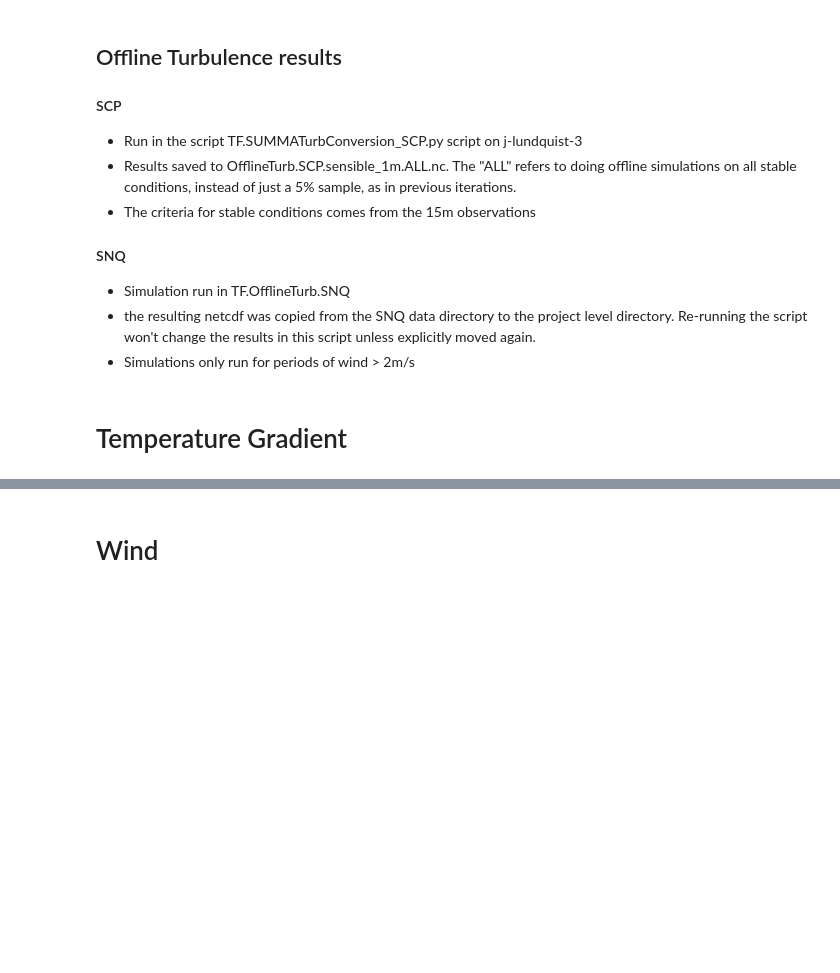
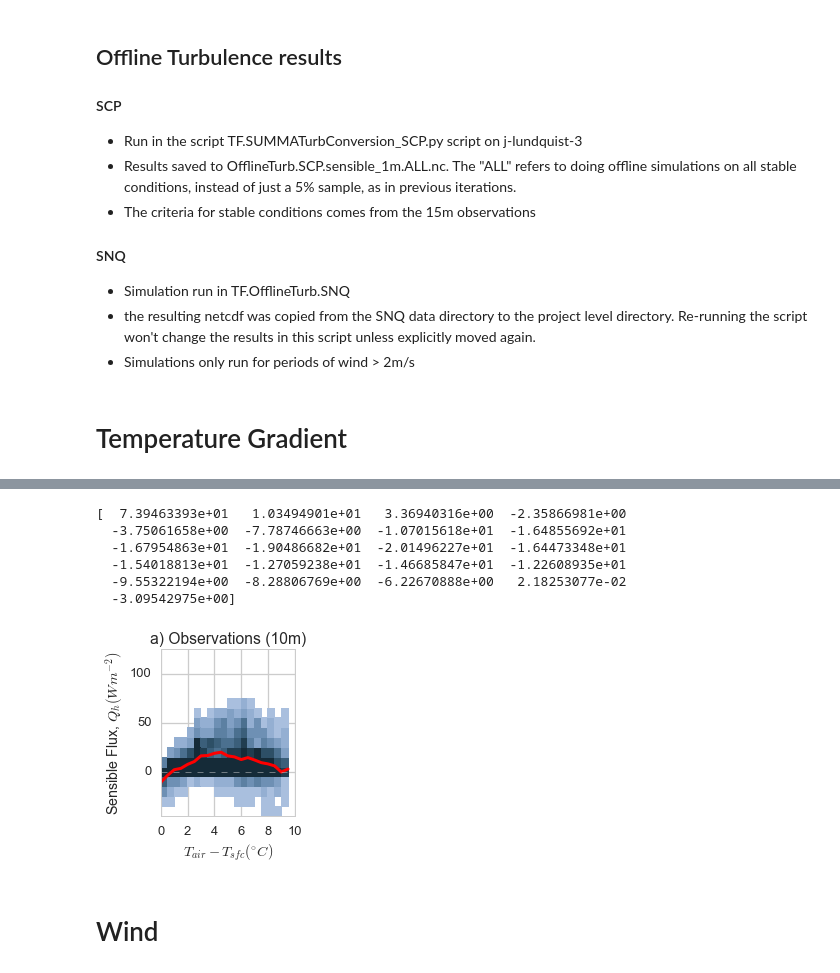
Before and after one commit to klapo/TurbulenceFeedbacks, a Jupyter notebook: TF.OfflineTurb.SCP_SNQ.Shear_TempGrad.ipynb, the cells around one changed output, grey strips where cells are left out. Saved outputs shown, nothing was run; the diff lists cells and outputs as text; code cells hidden in the pictures; blank space fills up the shorter version.

```diff
--- a/TF.OfflineTurb.SCP_SNQ.Shear_TempGrad.ipynb
+++ b/TF.OfflineTurb.SCP_SNQ.Shear_TempGrad.ipynb
@@ -228,3 +235,65 @@ fig.savefig('OfflineTurb.SCP_15m.2dHist_TempGrad.pdf')
+# %%
+# Group a variable according to a proxy variable (e.g., group air temperature according to the stability)
+def proxyGroupby(ds, binVar, binVals, digitVar):
+    proxyGroups = np.digitize(ds[binVar].values, binVals, right=False)
+    groupVar = np.zeros(np.size(binVals))
+    for bnum, bV in enumerate(binVals):
+        groupVar[bnum] = np.nanmean(ds[digitVar][proxyGroups == bnum])
+    return groupVar
+
+binTempGrad = np.arange(-0.5, 10, 0.5)
+groupQh = proxyGroupby(SCPtemp, 'tempGrad', binTempGrad, 'w_tc_10m')
+print(groupQh)
+
+# -------------------------------------------------------------------------------------------------------
+# SCP
+ymin = -45
+ymax = 125
+xmin = 0
+xmax = 10
+dy = 10
+dx = .5
+
+# Format figure
+## General colorbar arguments
+cmin = 0
+cmax = 100
+ncol = 11
+dcol = (cmax - cmin) / (ncol - 1)
+cmap = sns.cubehelix_palette(11, start=2.6, rot=.075, light=0.8, as_cmap=True)
+cmap = kgraph.cmap_discretize(cmap, ncol)
+fig, ax = plt.subplots(1, 1, figsize=(12/5, 3), sharex='col', sharey='row')
+
+# Observed turbulence
+
+# Build my own histogram
+X = (SCP.T_15m_M[SCPind] - SCP.Tsfc[SCPind]).values.flatten()
+Y = -SCP.w_tc_10m[SCPind].values.flatten()
+H, xedges, yedges = np.histogram2d(X, Y, bins=(np.arange(xmin, xmax, dx),
+                                               np.arange(ymin, ymax, dy)))
+H = np.ma.masked_array(H, H < cmin + dcol)
+# Plot my 2D histogram
+X, Y = np.meshgrid(xedges, yedges)
+im = ax.pcolormesh(X.T, Y.T, H, cmap=cmap, vmin=cmin, vmax=cmax, linewidth=0, rasterized=True)
+ax.plot(binTempGrad, -groupQh, 'r', linewidth=3)
+
+ax.plot([xmin, xmax], [0, 0], '--', color='0.8', linewidth=.5)
+ax.set_title('a) Observations (10m)')
+ax.set_ylim(ymin, ymax)
+ax.set_xlim(xmin, xmax)
+ax.set_xlabel('$T_{air} - T_{sfc} (^{\circ} C)$')
+ax.grid()
+ax.set_ylabel('Sensible Flux, $Q_h (Wm^{-2})$')
+
+fig.savefig('OfflineTurb.Obs.SCP_15m.2dHist_TempGrad.pdf', bbox_inches='tight')
+# %% [output]
+[  7.39463393e+01   1.03494901e+01   3.36940316e+00  -2.35866981e+00
+  -3.75061658e+00  -7.78746663e+00  -1.07015618e+01  -1.64855692e+01
+  -1.67954863e+01  -1.90486682e+01  -2.01496227e+01  -1.64473348e+01
+  -1.54018813e+01  -1.27059238e+01  -1.46685847e+01  -1.22608935e+01
+  -9.55322194e+00  -8.28806769e+00  -6.22670888e+00   2.18253077e-02
+  -3.09542975e+00]
+[figure, added]
 # %% [markdown]
 # Wind
 # %% [markdown]
```
Also changed, not shown: parts of 3 cells of this notebook, 1 other file.
